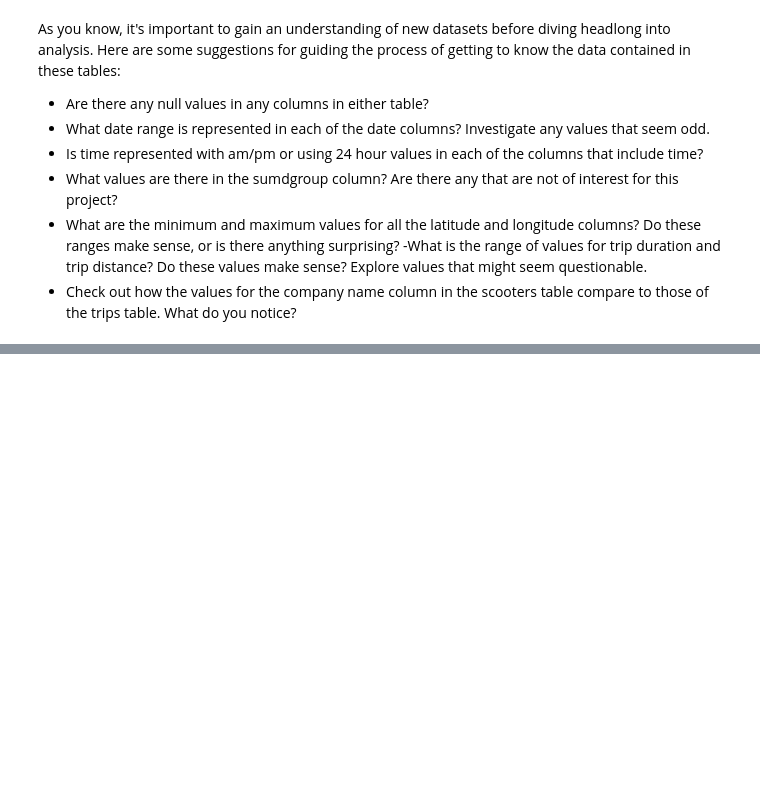
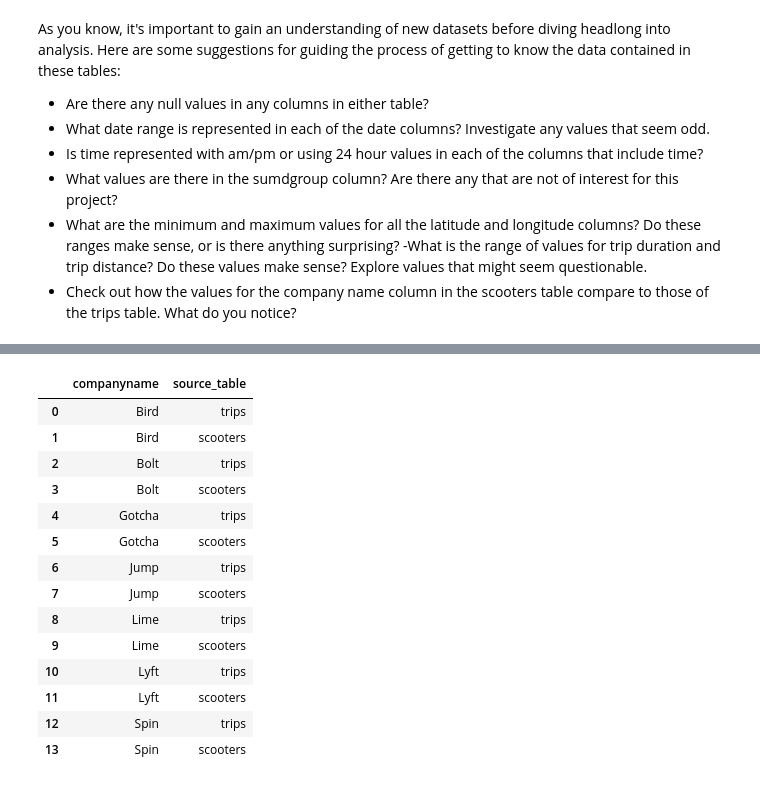
Before and after one commit to NSS-Data-Analytics-Cohort-11/scooters-supreme, a Jupyter notebook: notebook/scooters.ipynb, the cells around one changed output, grey strips where cells are left out. Drawn from its saved outputs; the diff is of its cells as text; code cells hidden in the pictures; blank space fills up the shorter version.

```diff
--- a/notebook/scooters.ipynb
+++ b/notebook/scooters.ipynb
@@ -74,0 +121,28 @@ companyname
+# %%
+# What are the minimum and maximum values for all the latitude and longitude columns? Do these ranges make sense, or is there anything surprising? -What is the range of values for trip duration and trip distance? Do these values make sense? Explore values that might seem questionable.
+
+sll_query = '''SELECT
+                MIN(latitude) as min_latitude,
+                MAX(latitude) as max_latitude,
+                MIN(longitude) as min_longitude,
+                MAX(latitude) as max_longitude
+            FROM scooters'''
+
+tll_query = '''SELECT
+                MIN(startlatitude) as min_latitude_start,
+                MAX(startlatitude) as max_latitude_start,
+                MIN(startlongitude) as min_longitude_start,
+                MAX(startlongitude) as max_longitude_start,
+                MIN(endlatitude) as min_latitude_end,
+                MAX(endlatitude) as max_latitude_end,
+                MIN(endlongitude) as min_longitude_end,
+                MAX(endlongitude) as max_longitude_end
+            FROM trips'''
+
+with engine.connect() as connection:
+    scoot_result = pd.read_sql(text(sll_query), con = connection)
+    trip_result = pd.read_sql(text(tll_query), con = connection)
+
+print(scoot_result)
+
+print(trip_result)
@@ -74,0 +160,33 @@ companyname
+# %%
+# Check out how the values for the company name column in the scooters table compare to those of the trips table. What do you notice?
+cname_query = '''SELECT DISTINCT
+                    companyname,
+                    'scooters' as source_table
+                FROM scooters
+                UNION ALL
+                SELECT DISTINCT
+                    companyname,
+                    'trips'
+                FROM scooters
+                ORDER BY companyname, source_table DESC;
+                '''
+with engine.connect() as connection:
+    cname = pd.read_sql(text(cname_query), con = connection)
+
+cname
+# %% [output]
+|  | companyname | source_table |
+| 0 | Bird | trips |
+| 1 | Bird | scooters |
+| 2 | Bolt | trips |
+| 3 | Bolt | scooters |
+| 4 | Gotcha | trips |
+| 5 | Gotcha | scooters |
+| 6 | Jump | trips |
+| 7 | Jump | scooters |
+| 8 | Lime | trips |
+| 9 | Lime | scooters |
+| 10 | Lyft | trips |
+| 11 | Lyft | scooters |
+| 12 | Spin | trips |
+| 13 | Spin | scooters |
```
Also changed, not shown: parts of 9 cells of this notebook, 1 other file.
